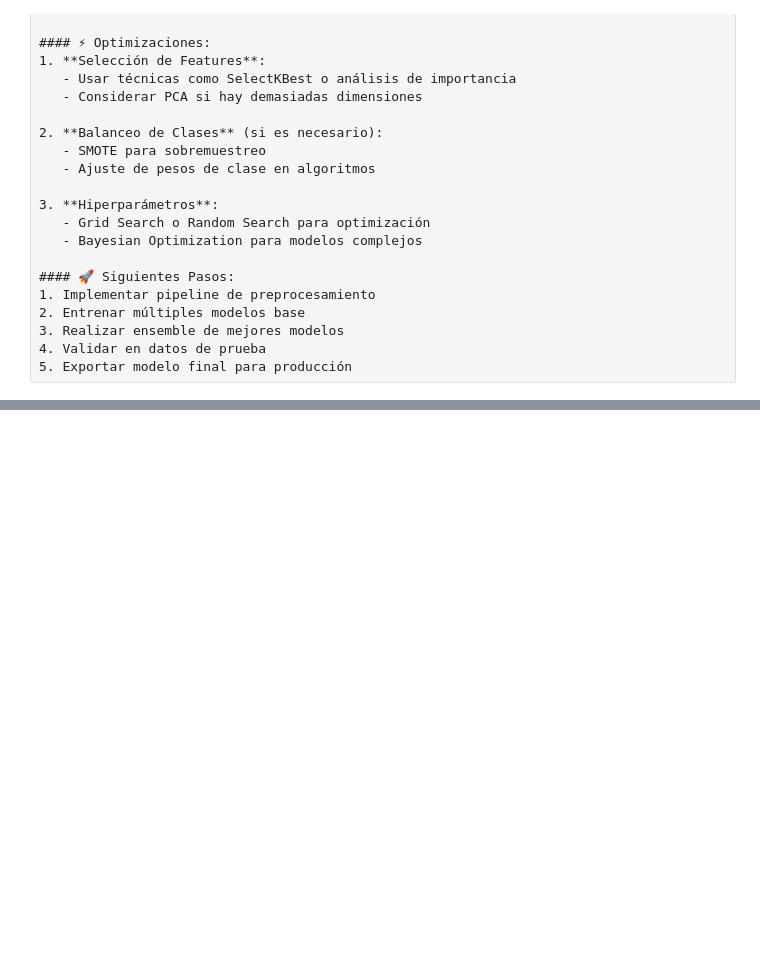
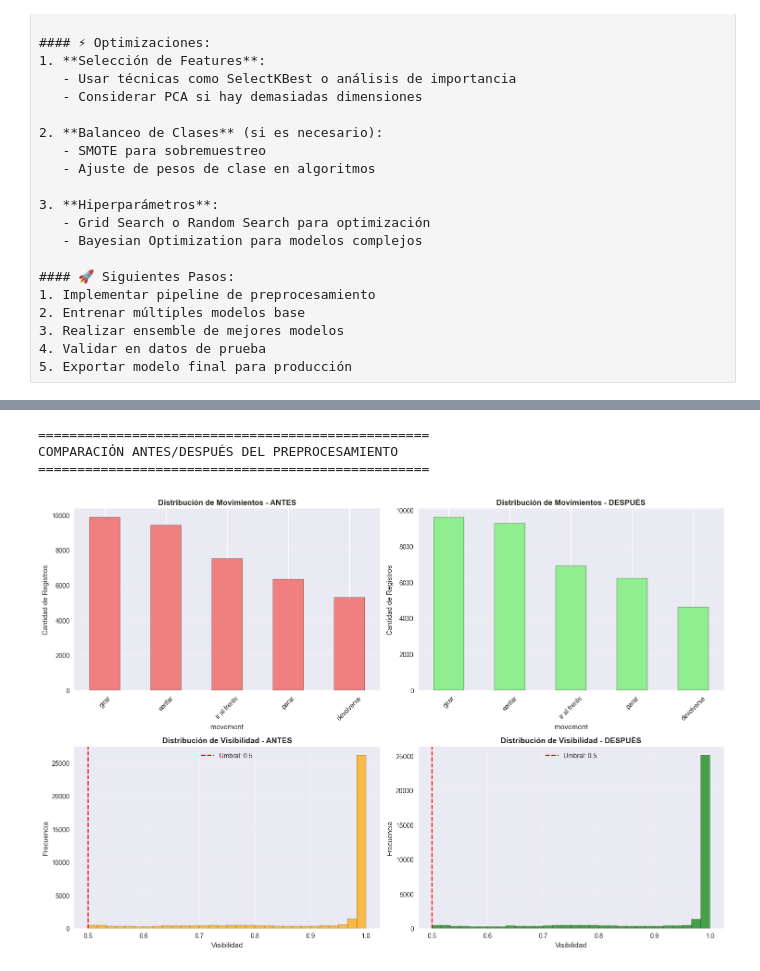
Before and after one commit to jdColonia/motion-classifier-model, a Jupyter notebook: notebooks/eda.ipynb, the cells around one changed output, grey strips where cells are left out. Drawn from its saved outputs; the diff is of its cells as text; code cells hidden in the pictures; blank space fills up the shorter version.

```diff
--- a/notebooks/eda.ipynb
+++ b/notebooks/eda.ipynb
@@ -1028,0 +1149,80 @@ RESUMEN EJECUTIVO - ANÁLISIS EXPLORATORIO DE DATOS
+# %%
+# Comparación antes y después del preprocesamiento
+print("\n" + "="*50)
+print("COMPARACIÓN ANTES/DESPUÉS DEL PREPROCESAMIENTO")
+print("="*50)
+
+# Crear visualización comparativa
+fig, axes = plt.subplots(2, 2, figsize=(15, 10))
+
+# 1. Distribución de movimientos - ANTES
+movement_counts_before = df['movement'].value_counts()
+movement_counts_before.plot(kind='bar', ax=axes[0,0], color='lightcoral', edgecolor='black')
+axes[0,0].set_title('Distribución de Movimientos - ANTES', fontsize=12, fontweight='bold')
+axes[0,0].set_ylabel('Cantidad de Registros')
+axes[0,0].tick_params(axis='x', rotation=45)
+axes[0,0].grid(axis='y', alpha=0.3)
+
+# 2. Distribución de movimientos - DESPUÉS
+movement_counts_after = df_processed['movement'].value_counts()
+movement_counts_after.plot(kind='bar', ax=axes[0,1], color='lightgreen', edgecolor='black')
+axes[0,1].set_title('Distribución de Movimientos - DESPUÉS', fontsize=12, fontweight='bold')
+axes[0,1].set_ylabel('Cantidad de Registros')
+axes[0,1].tick_params(axis='x', rotation=45)
+axes[0,1].grid(axis='y', alpha=0.3)
+
+# 3. Distribución de visibilidad - ANTES
+axes[1,0].hist(df['visibility'], bins=30, alpha=0.7, color='orange', edgecolor='black')
+axes[1,0].axvline(x=visibility_threshold, color='red', linestyle='--', label=f'Umbral: {visibility_threshold}')
+axes[1,0].set_title('Distribución de Visibilidad - ANTES', fontsize=12, fontweight='bold')
+axes[1,0].set_xlabel('Visibilidad')
+axes[1,0].set_ylabel('Frecuencia')
+axes[1,0].legend()
+axes[1,0].grid(alpha=0.3)
+
+# 4. Distribución de visibilidad - DESPUÉS
+axes[1,1].hist(df_processed['visibility'], bins=30, alpha=0.7, color='green', edgecolor='black')
+axes[1,1].axvline(x=visibility_threshold, color='red', linestyle='--', label=f'Umbral: {visibility_threshold}')
+axes[1,1].set_title('Distribución de Visibilidad - DESPUÉS', fontsize=12, fontweight='bold')
+axes[1,1].set_xlabel('Visibilidad')
+axes[1,1].set_ylabel('Frecuencia')
+axes[1,1].legend()
+axes[1,1].grid(alpha=0.3)
+
+plt.tight_layout()
+plt.show()
+
+# Tabla comparativa de estadísticas
+print("\nTABLA COMPARATIVA:")
+print("-" * 40)
+
+comparison_data = {
+    'Métrica': ['Total Registros', 'Movimientos Únicos', 'Landmarks Únicos', 'Frames Únicos',
+                'Visibilidad Promedio', 'Valores Nulos', 'Duplicados'],
+    'Antes': [
+        f"{len(df):,}",
+        f"{df['movement'].nunique()}",
+        f"{df['landmark_index'].nunique()}",
+        f"{df['frame'].nunique():,}",
+        f"{df['visibility'].mean():.4f}",
+        f"{df.isnull().sum().sum()}",
+        f"{df.duplicated().sum()}"
+    ],
+    'Después': [
+        f"{len(df_processed):,}",
+        f"{df_processed['movement'].nunique()}",
+        f"{df_processed['landmark_index'].nunique()}",
+        f"{df_processed['frame'].nunique():,}",
+        f"{df_processed['visibility'].mean():.4f}",
+        f"{df_processed.isnull().sum().sum()}",
+        f"{df_processed.duplicated().sum()}"
+    ]
+}
+
+comparison_df = pd.DataFrame(comparison_data)
+display(comparison_df)
+# %% [output]
+==================================================
+COMPARACIÓN ANTES/DESPUÉS DEL PREPROCESAMIENTO
+==================================================
+[figure, added]
```
Also changed, not shown: parts of 20 cells of this notebook.
